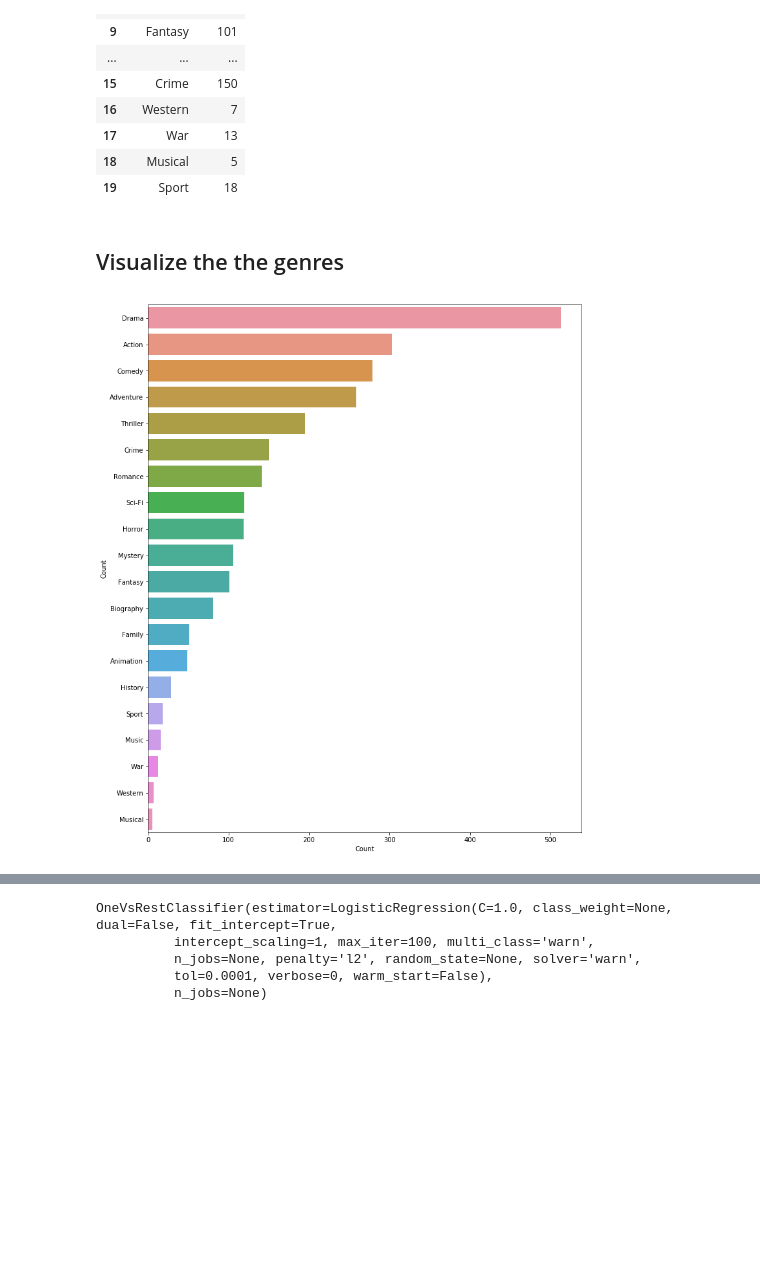
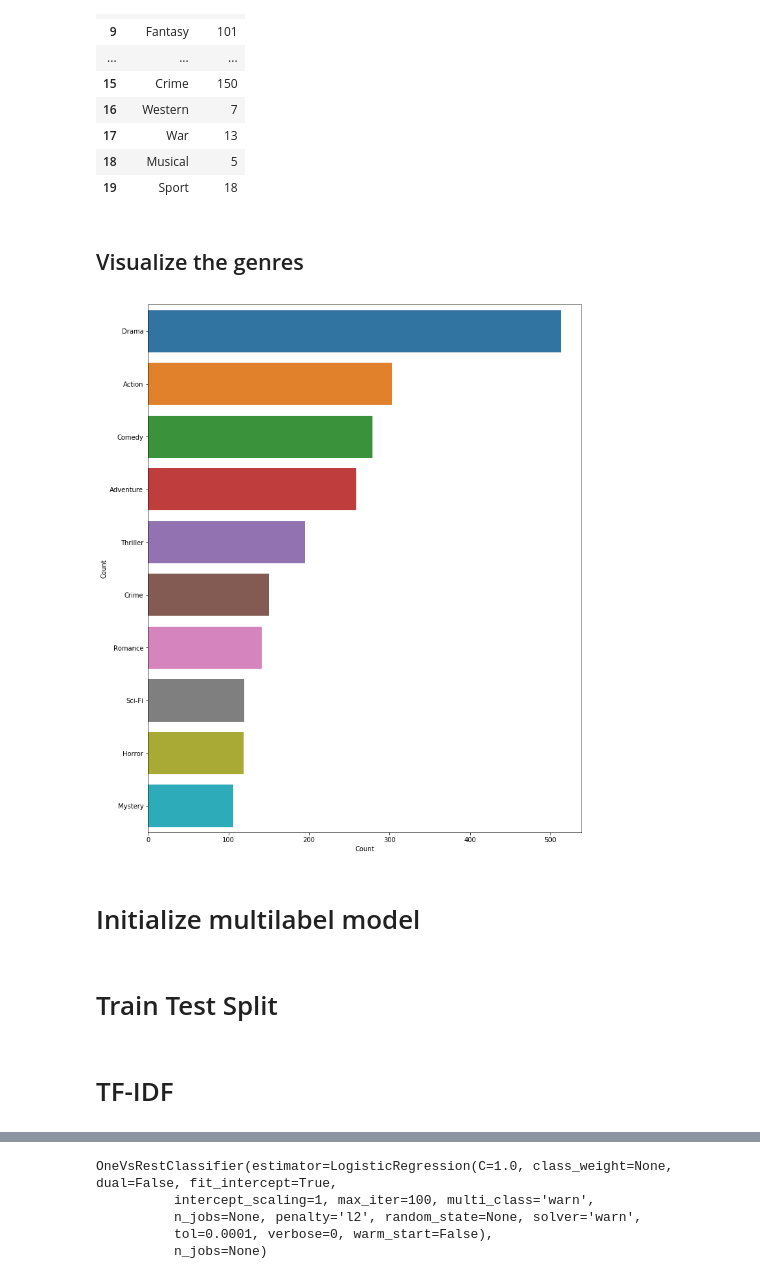
Before and after one commit to jamiejamiebobamie/DS-2.1-ML-Challenges, a Jupyter notebook: final_project/classifying_movie_genres.ipynb, the cells around one changed output, grey strips where cells are left out. Drawn from its saved outputs; the diff is of its cells as text; code cells hidden in the pictures; blank space fills up the shorter version.

```diff
--- a/final_project/classifying_movie_genres.ipynb
+++ b/final_project/classifying_movie_genres.ipynb
@@ -198,13 +201,15 @@ all_genres_df
 | 18 | Musical | 5 |
 | 19 | Sport | 18 |
 # %% [markdown]
-## Visualize the the genres
+## Visualize the genres
 # %%
-g = all_genres_df.nlargest(columns="Count", n = 20)
+g = all_genres_df.nlargest(columns="Count", n = 10)
 plt.figure(figsize=(12,15))
 ax = sns.barplot(data=g, x= "Count", y = "Genre")
 ax.set(ylabel = 'Count')
 plt.show()
 # %% [output]
-[figure, old version]
+[figure, new version]
+# %% [markdown]
+# Initialize multilabel model
 # %%
@@ -216,12 +221,16 @@ data_mlb.fit(dataset['Genre'])
 
 # transform target variable
 target = data_mlb.transform(dataset['Genre'])
+# %% [markdown]
+# Train Test Split
 # %%
 # training and validation set
 X_train, X_test, y_train, y_test = train_test_split(dataset["Description"],
                                                     target,
                                                     train_size=0.75,
                                                     test_size=0.25)
+# %% [markdown]
+# TF-IDF
 # %%
 tfidf_proc = TfidfVectorizer(max_df=0.8, max_features=10000)
 
```
Also changed, not shown: parts of 20 cells of this notebook.
